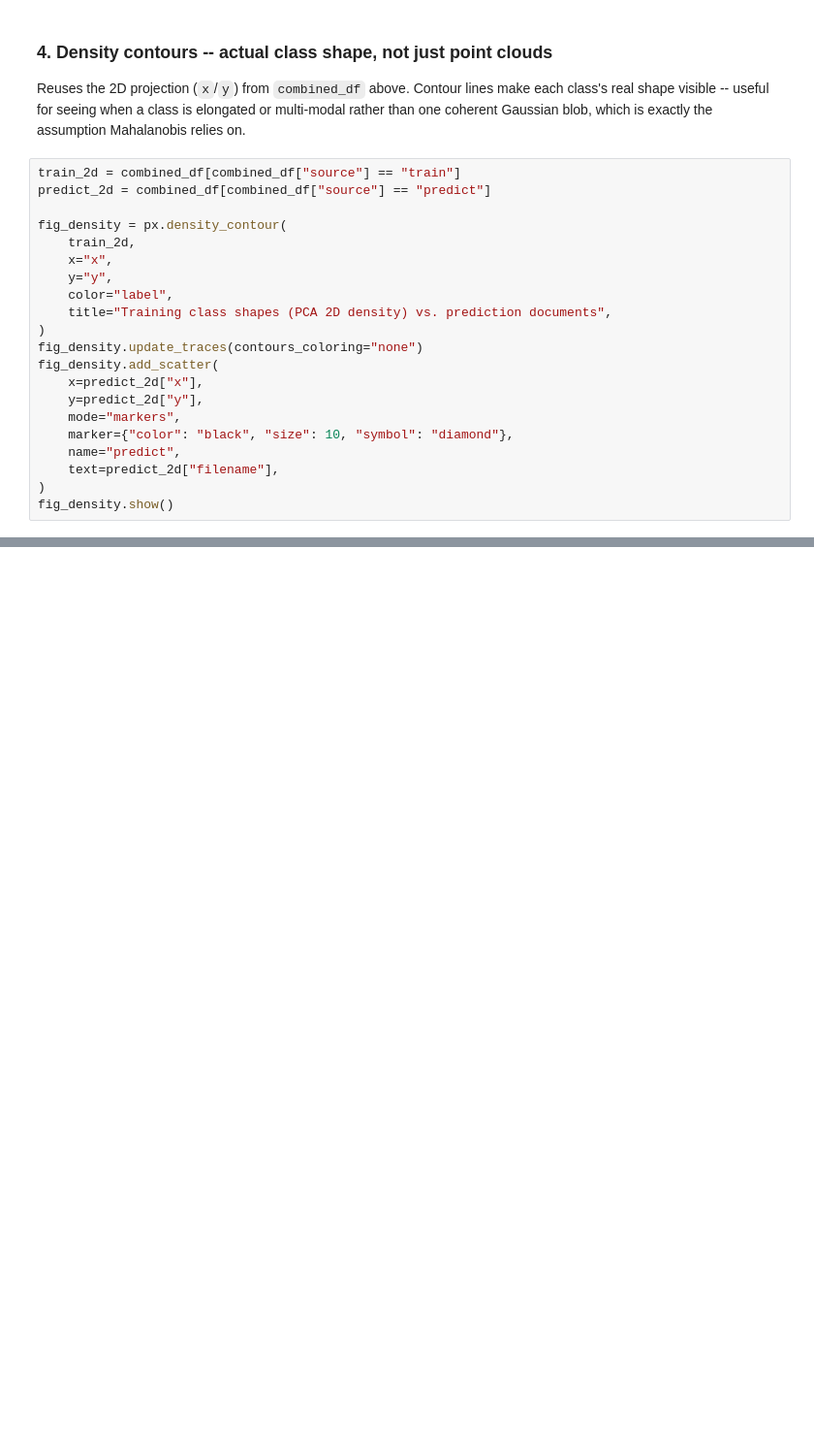
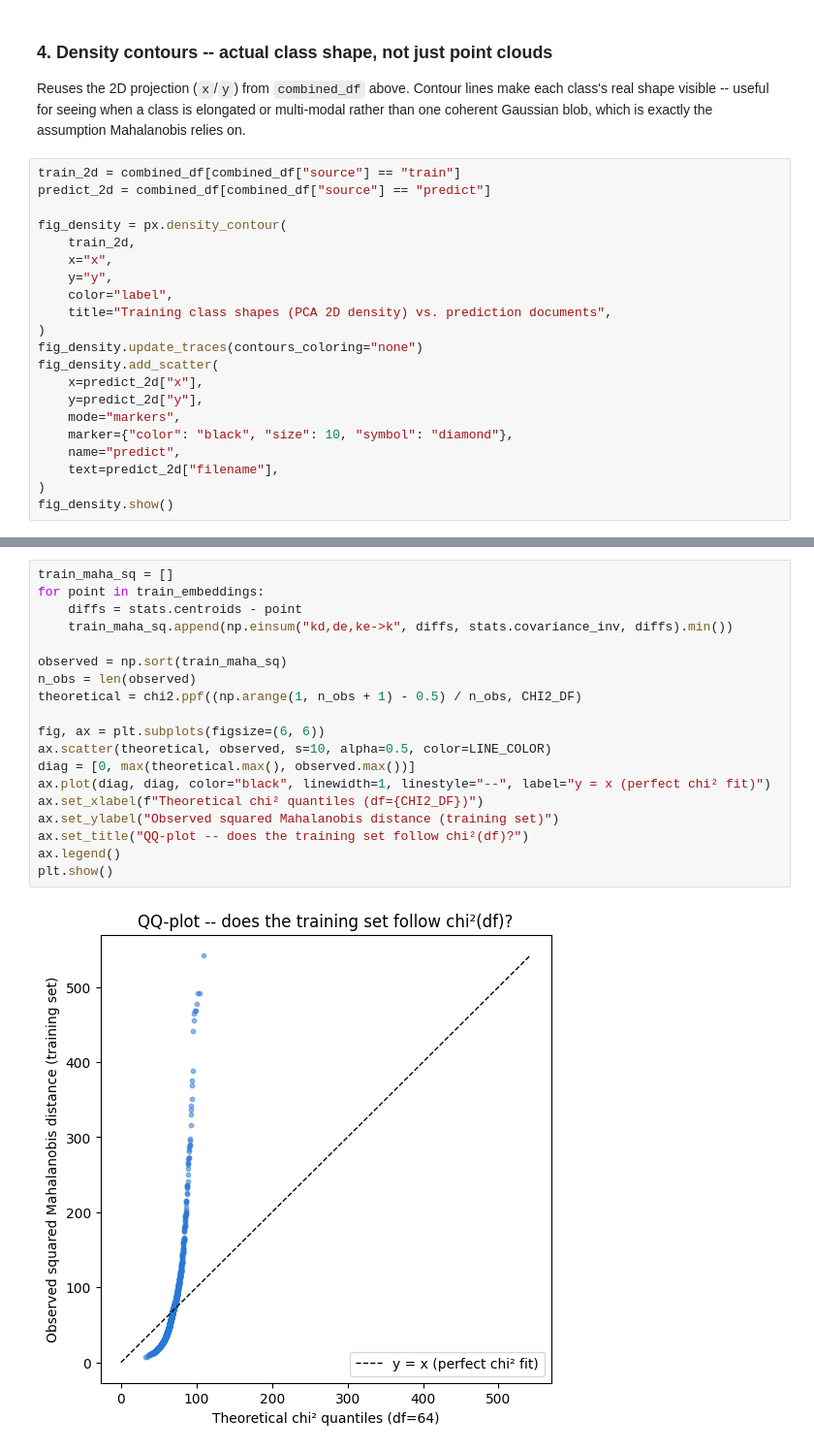
Before and after one commit to leonardoheis/bert_tunning, a Jupyter notebook: src/playground/pca_train_vs_predict.ipynb, the cells around one changed output, grey strips where cells are left out. Shown at 97% size. Drawn from its saved outputs; the diff is of its cells as text; blank space fills up the shorter version.

```diff
--- a/src/playground/pca_train_vs_predict.ipynb
+++ b/src/playground/pca_train_vs_predict.ipynb
@@ -315,0 +512,21 @@ fig_density.show()
+# %%
+train_maha_sq = []
+for point in train_embeddings:
+    diffs = stats.centroids - point
+    train_maha_sq.append(np.einsum("kd,de,ke->k", diffs, stats.covariance_inv, diffs).min())
+
+observed = np.sort(train_maha_sq)
+n_obs = len(observed)
+theoretical = chi2.ppf((np.arange(1, n_obs + 1) - 0.5) / n_obs, CHI2_DF)
+
+fig, ax = plt.subplots(figsize=(6, 6))
+ax.scatter(theoretical, observed, s=10, alpha=0.5, color=LINE_COLOR)
+diag = [0, max(theoretical.max(), observed.max())]
+ax.plot(diag, diag, color="black", linewidth=1, linestyle="--", label="y = x (perfect chi² fit)")
+ax.set_xlabel(f"Theoretical chi² quantiles (df={CHI2_DF})")
+ax.set_ylabel("Observed squared Mahalanobis distance (training set)")
+ax.set_title("QQ-plot -- does the training set follow chi²(df)?")
+ax.legend()
+plt.show()
+# %% [output]
+[figure, added]
```
Also changed, not shown: parts of 7 cells of this notebook, 2 other files.
